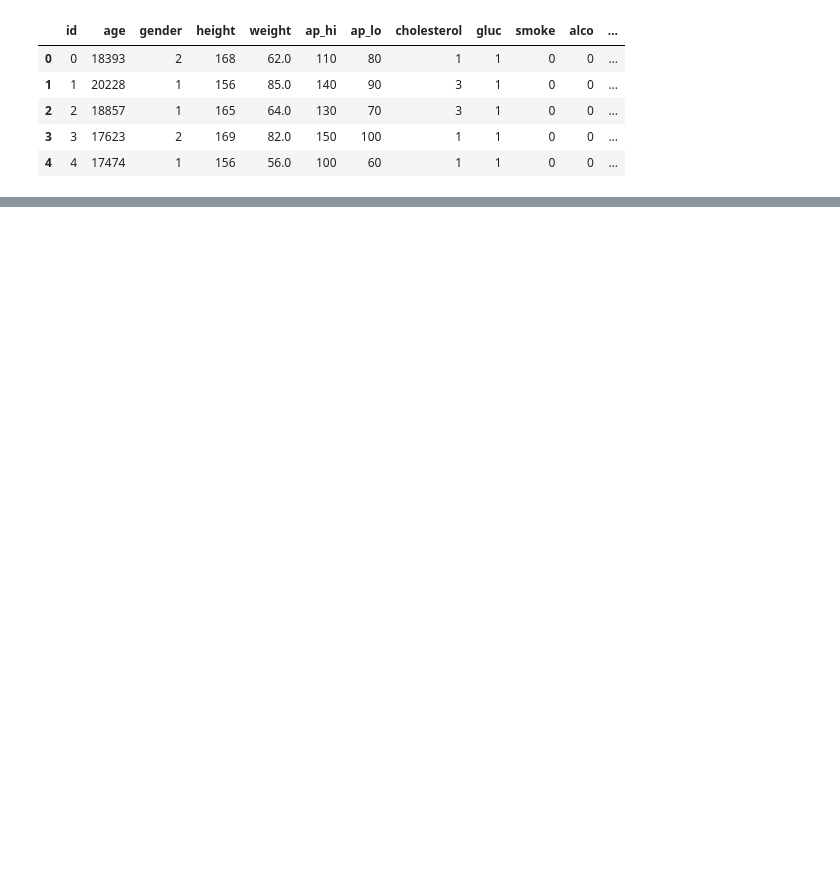
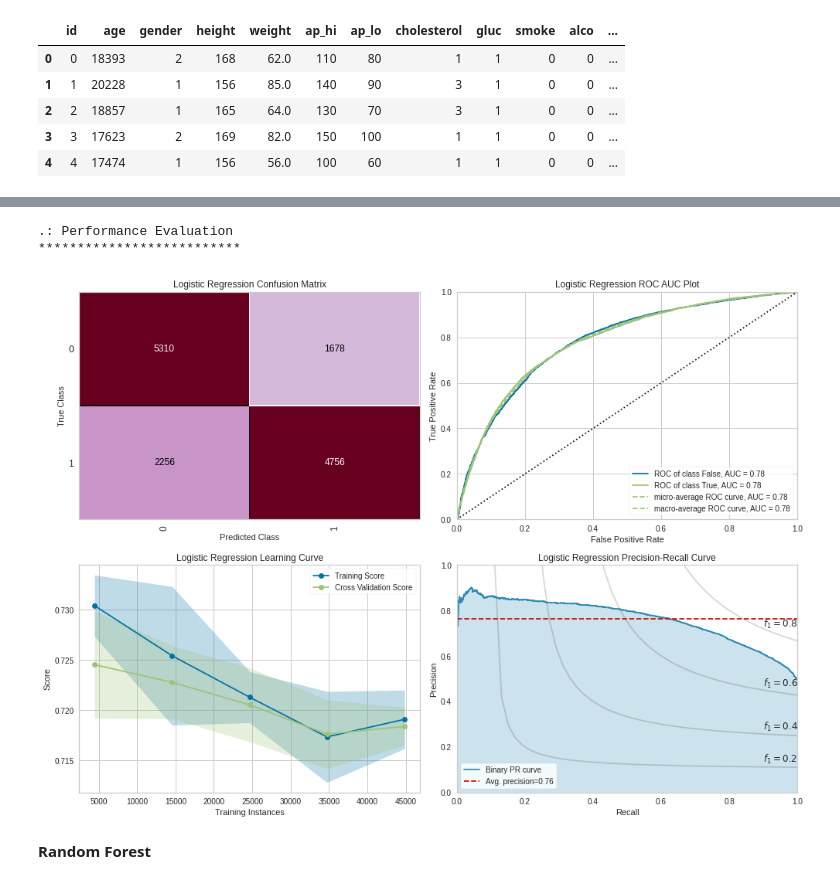
Before and after one commit to seanyoungsean/DSAI, a Jupyter notebook: CardiovascularDiseasePrediction_ML.ipynb, the cells around one changed output, grey strips where cells are left out. Saved outputs shown, nothing was run; the diff lists cells and outputs as text; code cells hidden in the pictures; blank space fills up the shorter version.

Commit message:
Added Logistic Regression and Random Forest model

```diff
--- a/CardiovascularDiseasePrediction_ML.ipynb
+++ b/CardiovascularDiseasePrediction_ML.ipynb
@@ -20,0 +154,12 @@ data.head(5)
+# %%
+y = pd.DataFrame(data['cardio']).values
+X = pd.DataFrame(data[data.columns.difference(['cardio'])]).values
+# %%
+# ravel() flatens the array of (70000,1) to (70000,)
+X_train, X_test, y_train, y_test = train_test_split(X, y.ravel(),
+                                                    test_size = 0.2,
+                                                    random_state = 42)
+# %%
+sc = StandardScaler()
+X_train = sc.fit_transform(X_train)
+X_test = sc.fit_transform(X_test)
@@ -20,0 +168,7 @@ data.head(5)
+# %%
+# --- Applying Logistic Regression ---
+classifier_lr = LogisticRegression(random_state = 42)
+classifier_lr.fit(X_train, y_train)
+# --- Predicting the test values ---
+y_pred_lr = classifier_lr.predict(X_test)
+# # --- Scoring ---
@@ -20,0 +197,39 @@ data.head(5)
+# %%
+# --- Performance Evaluation ---
+print('\n\033[1m'+'.: Performance Evaluation'+'\033[0m')
+print('*' * 26)
+fig, ((ax1, ax2), (ax3, ax4)) = plt.subplots(2, 2, figsize=(14, 10))
+
+# --- LR Confusion Matrix ---
+logmatrix = ConfusionMatrix(classifier_lr, ax=ax1, cmap='PuRd',
+                            title='Logistic Regression Confusion Matrix')
+logmatrix.fit(X_train, y_train)
+logmatrix.score(X_test, y_test)
+logmatrix.finalize()
+
+# --- LR ROC AUC ---
+logrocauc = ROCAUC(classifier_lr, classes=['False', 'True'], ax=ax2,
+                   title='Logistic Regression ROC AUC Plot')
+logrocauc.fit(X_train, y_train)
+logrocauc.score(X_test, y_test)
+logrocauc.finalize()
+
+# --- LR Learning Curve ---
+loglc = LearningCurve(classifier_lr, ax=ax3, title='Logistic Regression Learning Curve')
+loglc.fit(X_train, y_train)
+loglc.finalize()
+
+# --- LR Precision Recall Curve ---
+logcurve = PrecisionRecallCurve(classifier_lr, ax=ax4, ap_score=True, iso_f1_curves=True,
+                                title='Logistic Regression Precision-Recall Curve')
+logcurve.fit(X_train, y_train)
+logcurve.score(X_test, y_test)
+logcurve.finalize()
+
+plt.tight_layout();
+# %% [output]
+.: Performance Evaluation
+**************************
+[figure, added]
+# %% [markdown]
+**Random Forest**
```
Also changed, not shown: parts of 22 cells of this notebook.
